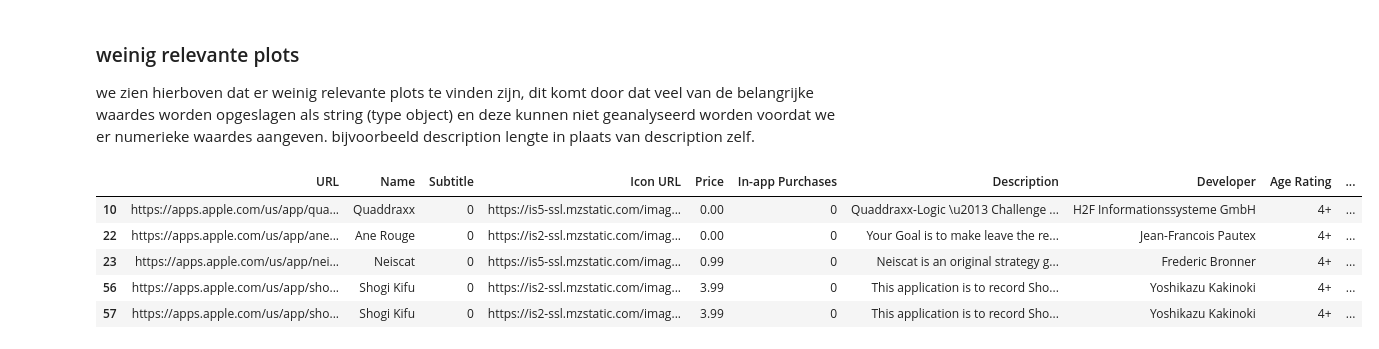
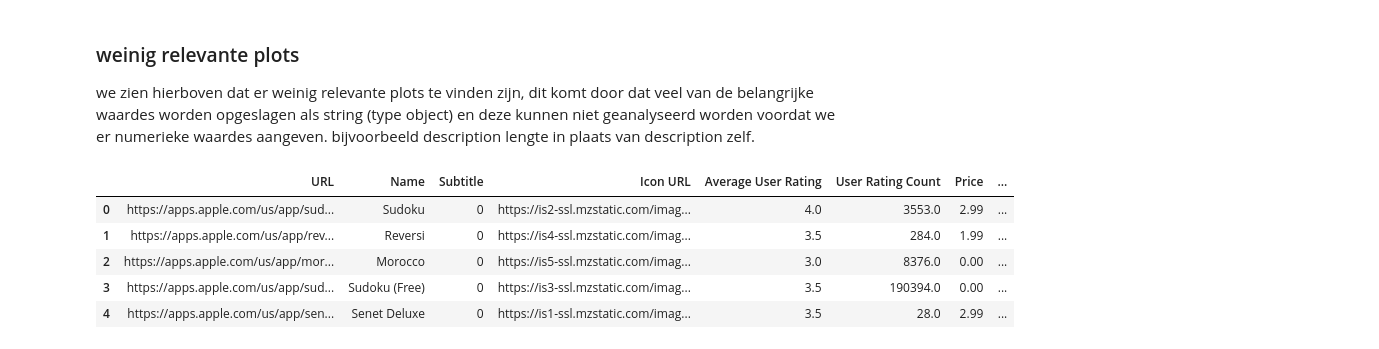
Before and after one commit to Mirmidion/PoC-Challenge2, a Jupyter notebook: YanickNotebook.ipynb, the cells around one changed output. Drawn from its saved outputs; the diff is of its cells as text; code cells hidden in the pictures.

```diff
--- a/YanickNotebook.ipynb
+++ b/YanickNotebook.ipynb
@@ -96,10 +131,7 @@ data.describe().transpose()
 
 meer dan de helft van de apps heeft geen rating zoals te zien in de data understanding. 9446 nul waardes op de `average user rating` en `user rating count` van de 17007 totale waardes. alleen in de de rijen waarbij deze kollomen nul waardes hebben zijn we geintreseerd aangezien dit de apps zijn zonder rating.
 # %%
-data_apps_zonder_rating = data[data['Average User Rating'].isna()]
 #drop de id kolomn, deze is niet nodig
-data_apps_zonder_rating = data_apps_zonder_rating.drop(['ID'], axis=1)
-data_apps_zonder_rating = data_apps_zonder_rating.drop(['Average User Rating'], axis=1)
-data_apps_zonder_rating = data_apps_zonder_rating.drop(['User Rating Count'], axis=1)
-data_apps_zonder_rating.shape
+data = data.drop(['ID'], axis=1)
+data.shape
 # %% [output]
@@ -127,9 +160,9 @@ dtype: int64
 # %% [markdown]
 ### nul waardes verwijderen en opschonen
 # %%
-data_apps_zonder_rating['In-app Purchases'].fillna('0', inplace=True)
-data_apps_zonder_rating['Subtitle'].fillna('0', inplace=True)
-data_apps_zonder_rating = data_apps_zonder_rating.dropna(subset=['Size', 'Languages', 'Price'])
-data_apps_zonder_rating.isna().sum()
-# data_apps_zonder_rating.head()
+data['In-app Purchases'].fillna('0', inplace=True)
+data['Subtitle'].fillna('0', inplace=True)
+data = data.dropna(subset=['Size', 'Languages', 'Price'])
+data.isna().sum()
+# data.head()
 # %% [output]
@@ -151,0 +191,4 @@ dtype: int64
+# %%
+data['Original Release Date'] = pd.to_datetime(data['Original Release Date'], infer_datetime_format=True)
+data['Current Version Release Date'] = pd.to_datetime(data['Current Version Release Date'], infer_datetime_format=True)
+data.dtypes
@@ -151,0 +215,6 @@ dtype: int64
+# %%
+data["Primary Genre"] = data["Primary Genre"].astype('category')
+
+data["Age Rating"] = data["Age Rating"].astype('category')
+
+data.dtypes
@@ -158,12 +251,13 @@ sns.pairplot(data=data_apps_zonder_rating)
 ### weinig relevante plots
 we zien hierboven dat er weinig relevante plots te vinden zijn, dit komt door dat veel van de belangrijke waardes worden opgeslagen als string (type object) en deze kunnen niet geanalyseerd worden voordat we er numerieke waardes aangeven. bijvoorbeeld description lengte in plaats van description zelf.
 # %%
-data_apps_zonder_rating['description_length'] = data_apps_zonder_rating['Description'].str.count(' ') + 1
-data_apps_zonder_rating.head()
+data['description_length'] = data['Description'].str.count(' ') + 1
+
+data.head()
 # %% [output]
-|  | URL | Name | Subtitle | Icon URL | Price | In-app Purchases | Description | Developer | Age Rating | ... |
-| 10 | https://apps.apple.com/us/app/qua... | Quaddraxx | 0 | https://is5-ssl.mzstatic.com/imag... | 0.00 | 0 | Quaddraxx-Logic \u2013 Challenge ... | H2F Informationssysteme GmbH | 4+ | ... |
-| 22 | https://apps.apple.com/us/app/ane... | Ane Rouge | 0 | https://is2-ssl.mzstatic.com/imag... | 0.00 | 0 | Your Goal is to make leave the re... | Jean-Francois Pautex | 4+ | ... |
-| 23 | https://apps.apple.com/us/app/nei... | Neiscat | 0 | https://is5-ssl.mzstatic.com/imag... | 0.99 | 0 | Neiscat is an original strategy g... | Frederic Bronner | 4+ | ... |
-| 56 | https://apps.apple.com/us/app/sho... | Shogi Kifu | 0 | https://is2-ssl.mzstatic.com/imag... | 3.99 | 0 | This application is to record Sho... | Yoshikazu Kakinoki | 4+ | ... |
-| 57 | https://apps.apple.com/us/app/sho... | Shogi Kifu | 0 | https://is2-ssl.mzstatic.com/imag... | 3.99 | 0 | This application is to record Sho... | Yoshikazu Kakinoki | 4+ | ... |
+|  | URL | Name | Subtitle | Icon URL | Average User Rating | User Rating Count | Price | ... |
+| 0 | https://apps.apple.com/us/app/sud... | Sudoku | 0 | https://is2-ssl.mzstatic.com/imag... | 4.0 | 3553.0 | 2.99 | ... |
+| 1 | https://apps.apple.com/us/app/rev... | Reversi | 0 | https://is4-ssl.mzstatic.com/imag... | 3.5 | 284.0 | 1.99 | ... |
+| 2 | https://apps.apple.com/us/app/mor... | Morocco | 0 | https://is5-ssl.mzstatic.com/imag... | 3.0 | 8376.0 | 0.00 | ... |
+| 3 | https://apps.apple.com/us/app/sud... | Sudoku (Free) | 0 | https://is3-ssl.mzstatic.com/imag... | 3.5 | 190394.0 | 0.00 | ... |
+| 4 | https://apps.apple.com/us/app/sen... | Senet Deluxe | 0 | https://is1-ssl.mzstatic.com/imag... | 3.5 | 28.0 | 2.99 | ... |
```
Also changed, not shown: parts of 24 cells of this notebook.
